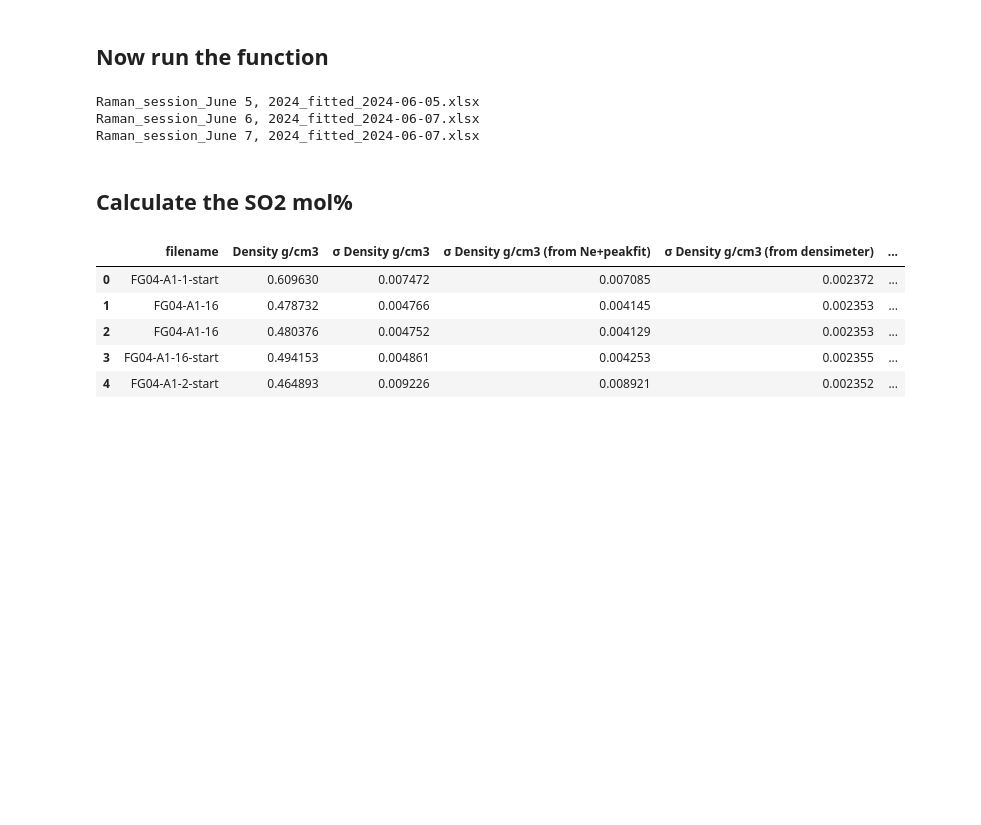
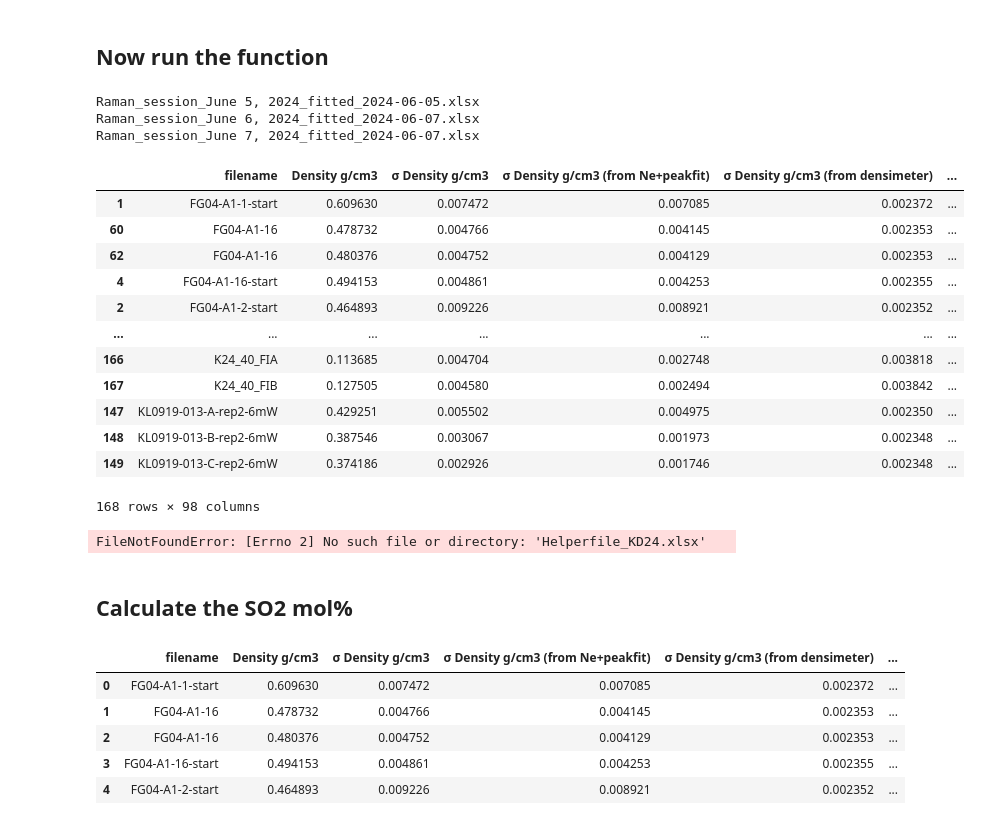
Before and after one commit to cljdevitre/PrePostCalderaKil_2025, a Jupyter notebook: Version_on_pcloud/Data_processing_notebooks/Data_processing_SWRZ/SWRZ_AllRaman_compile+export.ipynb, the cells around one changed output. Cells and saved outputs as stored; diff of their text form; code cells hidden in the pictures; blank space fills up the shorter version.

```diff
--- a/Version_on_pcloud/Data_processing_notebooks/Data_processing_SWRZ/SWRZ_AllRaman_compile+export.ipynb
+++ b/Version_on_pcloud/Data_processing_notebooks/Data_processing_SWRZ/SWRZ_AllRaman_compile+export.ipynb
@@ -60,6 +60,39 @@ kl_swrz = compile_Raman_sessions(path=MasterFolder+slash+"Data"+slash+"Data_SWRZ
 Raman_session_June 5, 2024_fitted_2024-06-05.xlsx
 Raman_session_June 6, 2024_fitted_2024-06-07.xlsx
 Raman_session_June 7, 2024_fitted_2024-06-07.xlsx
+# %%
+# filter out bad ones. Including one standard that drifted.
+kl_swrz = kl_swrz[(~kl_swrz['filename'].str.contains('test'))&(kl_swrz['Density g/cm3']>0)&~(kl_swrz['σ Density g/cm3']>0.04)]
+
+kl_swrz['date_object']=pd.to_datetime(kl_swrz['date'])
+
+kl_swrz=kl_swrz.sort_values(by=['date_object', 'filename'])
+
+kl_swrz.to_clipboard(excel=True, index=False)
+
+kl_swrz.to_excel(compilation_folder+'/'+"SWRZ_Raman_allreps.xlsx")
+
+kl_swrz
+# %% [output]
+|  | filename | Density g/cm3 | σ Density g/cm3 | σ Density g/cm3 (from Ne+peakfit) | σ Density g/cm3 (from densimeter) | ... |
+| 1 | FG04-A1-1-start | 0.609630 | 0.007472 | 0.007085 | 0.002372 | ... |
+| 60 | FG04-A1-16 | 0.478732 | 0.004766 | 0.004145 | 0.002353 | ... |
+| 62 | FG04-A1-16 | 0.480376 | 0.004752 | 0.004129 | 0.002353 | ... |
+| 4 | FG04-A1-16-start | 0.494153 | 0.004861 | 0.004253 | 0.002355 | ... |
+| 2 | FG04-A1-2-start | 0.464893 | 0.009226 | 0.008921 | 0.002352 | ... |
+| ... | ... | ... | ... | ... | ... | ... |
+| 166 | K24_40_FIA | 0.113685 | 0.004704 | 0.002748 | 0.003818 | ... |
+| 167 | K24_40_FIB | 0.127505 | 0.004580 | 0.002494 | 0.003842 | ... |
+| 147 | KL0919-013-A-rep2-6mW | 0.429251 | 0.005502 | 0.004975 | 0.002350 | ... |
+| 148 | KL0919-013-B-rep2-6mW | 0.387546 | 0.003067 | 0.001973 | 0.002348 | ... |
+| 149 | KL0919-013-C-rep2-6mW | 0.374186 | 0.002926 | 0.001746 | 0.002348 | ... |
+168 rows × 98 columns
+# %%
+rep_FI_names=pd.read_excel('Helperfile_Ramanreps_SWRZ',sheet_name='Sheet1')
+kl_swrz_reps = pd.merge(kl_swrz, rep_FI_names, on=['filename', 'date_object'])
+kl_swrz_reps
+# %% [output]
+FileNotFoundError: [Errno 2] No such file or directory: 'Helperfile_KD24.xlsx'
 # %% [markdown]
 ## Calculate the SO2 mol%
 # %%
```
Also changed, not shown: parts of 1 cell of this notebook, 41 other files.
